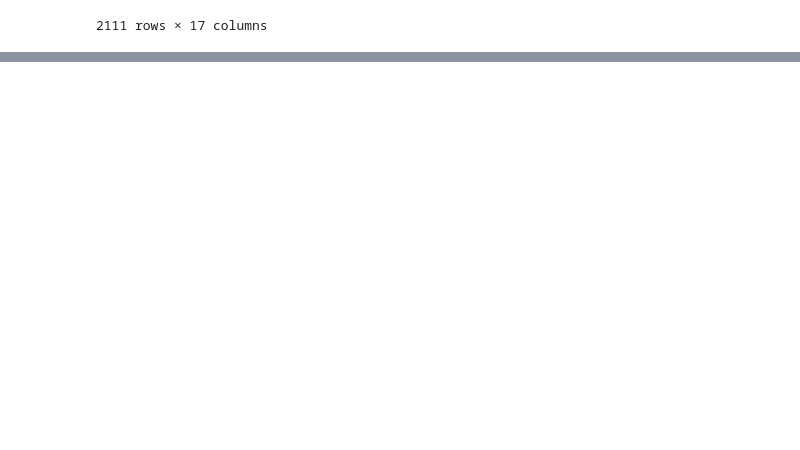
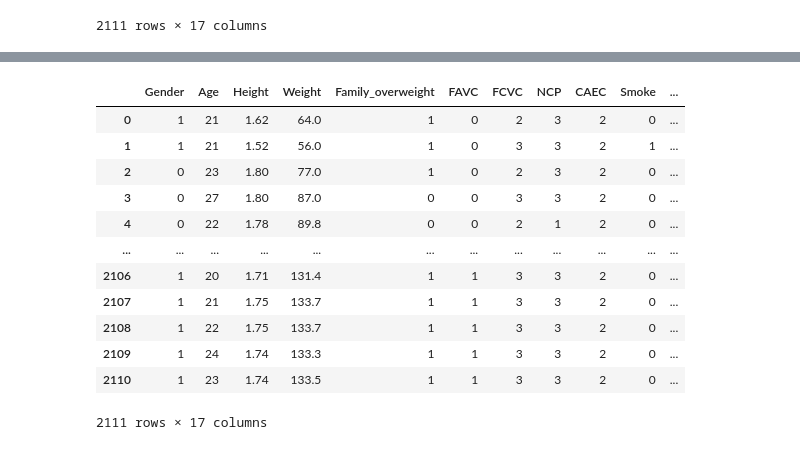
Before and after one commit to corentin-pujol/Obesity-types-prediction, a Jupyter notebook: Obesity_levels_prediction.ipynb, the cells around one changed output, grey strips where cells are left out. Cells and saved outputs as stored; diff of their text form; code cells hidden in the pictures; blank space fills up the shorter version.

```diff
--- a/Obesity_levels_prediction.ipynb
+++ b/Obesity_levels_prediction.ipynb
@@ -32,0 +87,20 @@ df
+# %%
+obesity_level ={"Insufficient_Weight": 0, "Normal_Weight": 1, "Overweight_Level_I": 2, "Overweight_Level_II": 3, "Obesity_Type_I": 4, "Obesity_Type_II": 5, "Obesity_Type_III": 6}
+
+df["Obesity_level_category"] = df["Obesity_level_category"].map(obesity_level,na_action='ignore').apply(lambda x : int(x))
+
+df
+# %% [output]
+|  | Gender | Age | Height | Weight | Family_overweight | FAVC | FCVC | NCP | CAEC | Smoke | ... |
+| 0 | 1 | 21 | 1.62 | 64.0 | 1 | 0 | 2 | 3 | 2 | 0 | ... |
+| 1 | 1 | 21 | 1.52 | 56.0 | 1 | 0 | 3 | 3 | 2 | 1 | ... |
+| 2 | 0 | 23 | 1.80 | 77.0 | 1 | 0 | 2 | 3 | 2 | 0 | ... |
+| 3 | 0 | 27 | 1.80 | 87.0 | 0 | 0 | 3 | 3 | 2 | 0 | ... |
+| 4 | 0 | 22 | 1.78 | 89.8 | 0 | 0 | 2 | 1 | 2 | 0 | ... |
+| ... | ... | ... | ... | ... | ... | ... | ... | ... | ... | ... | ... |
+| 2106 | 1 | 20 | 1.71 | 131.4 | 1 | 1 | 3 | 3 | 2 | 0 | ... |
+| 2107 | 1 | 21 | 1.75 | 133.7 | 1 | 1 | 3 | 3 | 2 | 0 | ... |
+| 2108 | 1 | 22 | 1.75 | 133.7 | 1 | 1 | 3 | 3 | 2 | 0 | ... |
+| 2109 | 1 | 24 | 1.74 | 133.3 | 1 | 1 | 3 | 3 | 2 | 0 | ... |
+| 2110 | 1 | 23 | 1.74 | 133.5 | 1 | 1 | 3 | 3 | 2 | 0 | ... |
+2111 rows × 17 columns
```
Also changed, not shown: parts of 8 cells of this notebook.
